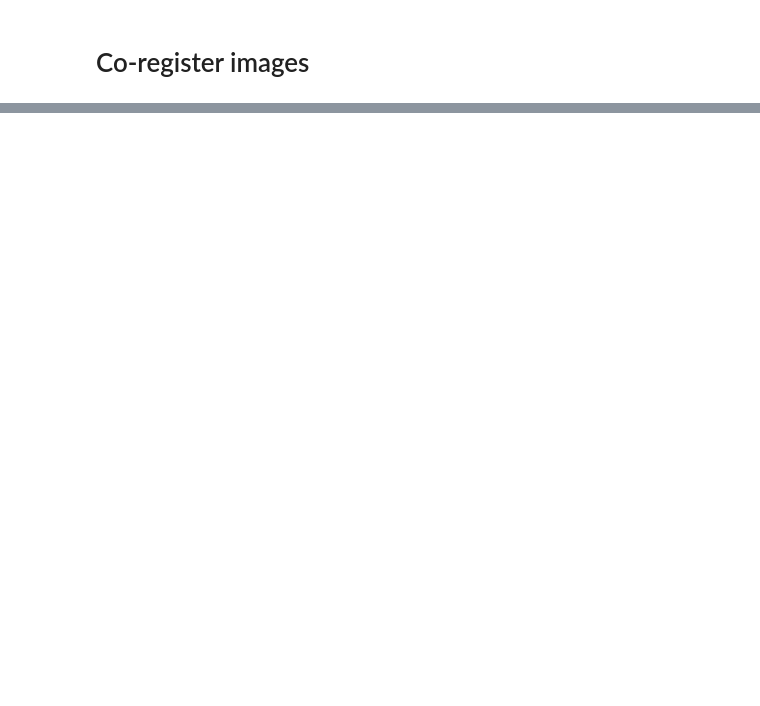
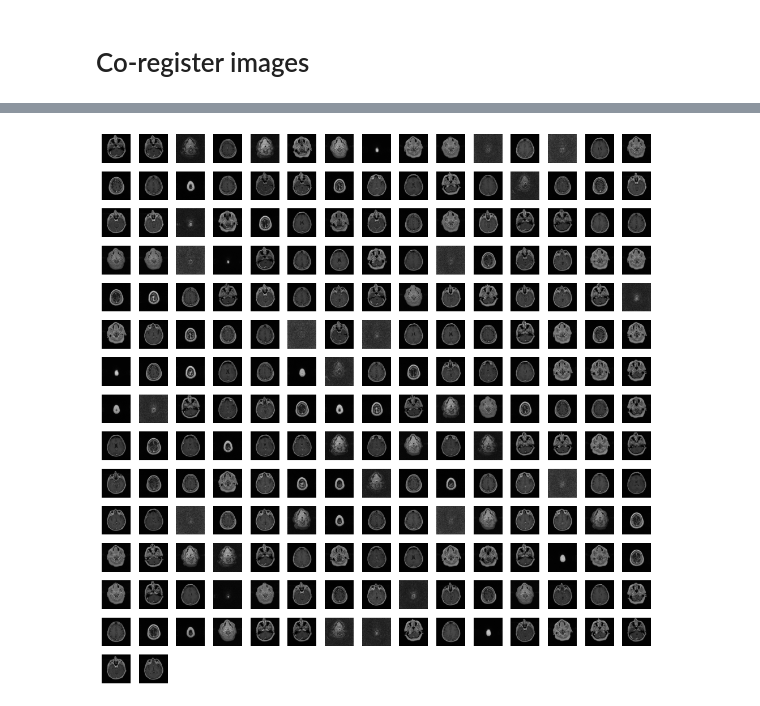
Before and after one commit to claredavies/MedicalImaging, a Jupyter notebook: MedicalImagingProject.ipynb, the cells around one changed output, grey strips where cells are left out. Cells and saved outputs as stored; diff of their text form; code cells hidden in the pictures; blank space fills up the shorter version.

```diff
--- a/MedicalImagingProject.ipynb
+++ b/MedicalImagingProject.ipynb
@@ -495,0 +532,33 @@ plt.show()
+# %%
+import matplotlib.pyplot as plt
+import math
+
+# Define the size of the grid
+grid_size = math.ceil(math.sqrt(len(input_images)))  # Adjust the grid size as needed
+
+# Create a subplot grid
+fig, axs = plt.subplots(grid_size, grid_size, figsize=(10, 10))
+
+# Iterate over the input images and plot them in the grid
+for i, image in enumerate(input_images[:grid_size * grid_size]):
+    # Calculate the position in the grid
+    row = i // grid_size
+    col = i % grid_size
+
+    # Plot the image in the corresponding grid cell
+    axs[row, col].imshow(image, cmap='gray')
+    axs[row, col].axis('off')
+
+# Hide empty subplots if any
+for i in range(len(input_images), grid_size * grid_size):
+    row = i // grid_size
+    col = i % grid_size
+    axs[row, col].axis('off')
+
+# Adjust the spacing and layout of subplots
+plt.tight_layout()
+
+# Display the grid of small image windows
+plt.show()
+# %% [output]
+[figure, added]
```
Also changed, not shown: parts of 29 cells of this notebook.
